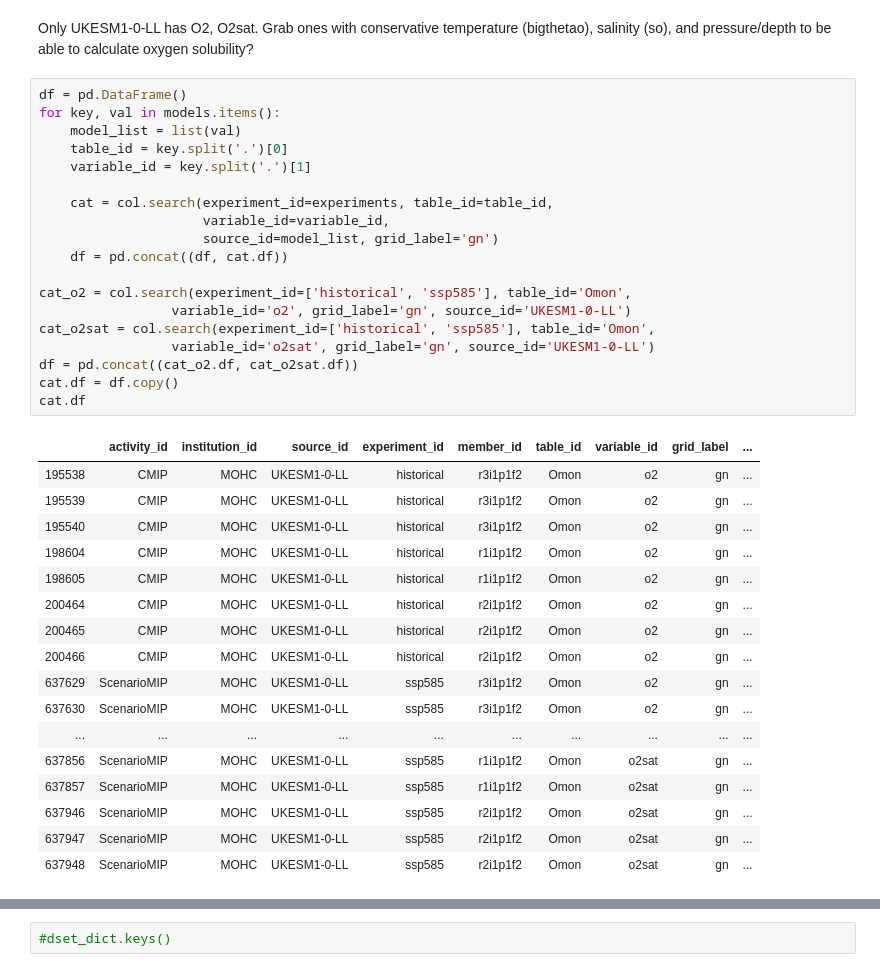
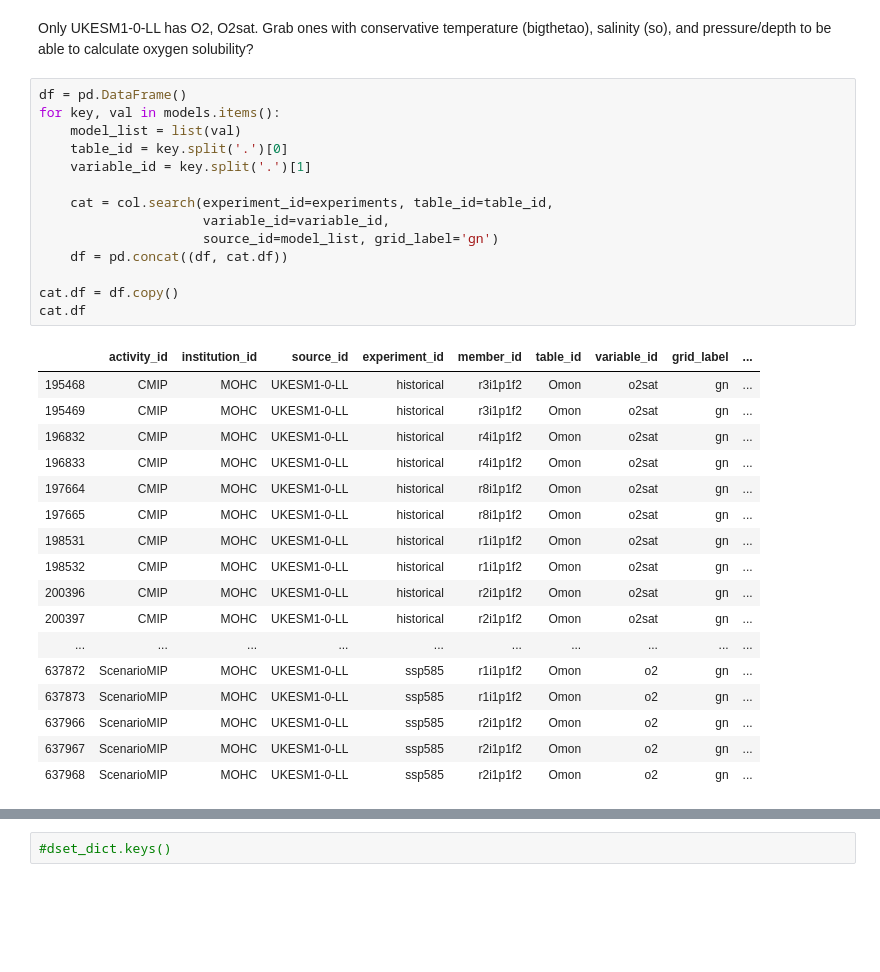
Before and after one commit to matt-long/cmip6hack-ocean-o2, a Jupyter notebook: notebooks/AOU_v_O2sat.ipynb, the cells around one changed output, grey strips where cells are left out. Saved outputs shown, nothing was run; the diff lists cells and outputs as text; blank space fills up the shorter version.

```diff
--- a/notebooks/AOU_v_O2sat.ipynb
+++ b/notebooks/AOU_v_O2sat.ipynb
@@ -130,40 +111,35 @@ Only UKESM1-0-LL has O2, O2sat. Grab ones with conservative temperature (bigthet
 # %%
 df = pd.DataFrame()
 for key, val in models.items():
     model_list = list(val)
     table_id = key.split('.')[0]
     variable_id = key.split('.')[1]
 
     cat = col.search(experiment_id=experiments, table_id=table_id,
                      variable_id=variable_id,
                      source_id=model_list, grid_label='gn')
     df = pd.concat((df, cat.df))
 
-cat_o2 = col.search(experiment_id=['historical', 'ssp585'], table_id='Omon',
-                 variable_id='o2', grid_label='gn', source_id='UKESM1-0-LL')
-cat_o2sat = col.search(experiment_id=['historical', 'ssp585'], table_id='Omon',
-                 variable_id='o2sat', grid_label='gn', source_id='UKESM1-0-LL')
-df = pd.concat((cat_o2.df, cat_o2sat.df))
 cat.df = df.copy()
 cat.df
 # %% [output]
 |  | activity_id | institution_id | source_id | experiment_id | member_id | table_id | variable_id | grid_label | ... |
-| 195538 | CMIP | MOHC | UKESM1-0-LL | historical | r3i1p1f2 | Omon | o2 | gn | ... |
-| 195539 | CMIP | MOHC | UKESM1-0-LL | historical | r3i1p1f2 | Omon | o2 | gn | ... |
-| 195540 | CMIP | MOHC | UKESM1-0-LL | historical | r3i1p1f2 | Omon | o2 | gn | ... |
-| 198604 | CMIP | MOHC | UKESM1-0-LL | historical | r1i1p1f2 | Omon | o2 | gn | ... |
-| 198605 | CMIP | MOHC | UKESM1-0-LL | historical | r1i1p1f2 | Omon | o2 | gn | ... |
-| 200464 | CMIP | MOHC | UKESM1-0-LL | historical | r2i1p1f2 | Omon | o2 | gn | ... |
-| 200465 | CMIP | MOHC | UKESM1-0-LL | historical | r2i1p1f2 | Omon | o2 | gn | ... |
-| 200466 | CMIP | MOHC | UKESM1-0-LL | historical | r2i1p1f2 | Omon | o2 | gn | ... |
-| 637629 | ScenarioMIP | MOHC | UKESM1-0-LL | ssp585 | r3i1p1f2 | Omon | o2 | gn | ... |
-| 637630 | ScenarioMIP | MOHC | UKESM1-0-LL | ssp585 | r3i1p1f2 | Omon | o2 | gn | ... |
+| 195468 | CMIP | MOHC | UKESM1-0-LL | historical | r3i1p1f2 | Omon | o2sat | gn | ... |
+| 195469 | CMIP | MOHC | UKESM1-0-LL | historical | r3i1p1f2 | Omon | o2sat | gn | ... |
+| 196832 | CMIP | MOHC | UKESM1-0-LL | historical | r4i1p1f2 | Omon | o2sat | gn | ... |
+| 196833 | CMIP | MOHC | UKESM1-0-LL | historical | r4i1p1f2 | Omon | o2sat | gn | ... |
+| 197664 | CMIP | MOHC | UKESM1-0-LL | historical | r8i1p1f2 | Omon | o2sat | gn | ... |
+| 197665 | CMIP | MOHC | UKESM1-0-LL | historical | r8i1p1f2 | Omon | o2sat | gn | ... |
+| 198531 | CMIP | MOHC | UKESM1-0-LL | historical | r1i1p1f2 | Omon | o2sat | gn | ... |
+| 198532 | CMIP | MOHC | UKESM1-0-LL | historical | r1i1p1f2 | Omon | o2sat | gn | ... |
+| 200396 | CMIP | MOHC | UKESM1-0-LL | historical | r2i1p1f2 | Omon | o2sat | gn | ... |
+| 200397 | CMIP | MOHC | UKESM1-0-LL | historical | r2i1p1f2 | Omon | o2sat | gn | ... |
 | ... | ... | ... | ... | ... | ... | ... | ... | ... | ... |
-| 637856 | ScenarioMIP | MOHC | UKESM1-0-LL | ssp585 | r1i1p1f2 | Omon | o2sat | gn | ... |
-| 637857 | ScenarioMIP | MOHC | UKESM1-0-LL | ssp585 | r1i1p1f2 | Omon | o2sat | gn | ... |
-| 637946 | ScenarioMIP | MOHC | UKESM1-0-LL | ssp585 | r2i1p1f2 | Omon | o2sat | gn | ... |
-| 637947 | ScenarioMIP | MOHC | UKESM1-0-LL | ssp585 | r2i1p1f2 | Omon | o2sat | gn | ... |
-| 637948 | ScenarioMIP | MOHC | UKESM1-0-LL | ssp585 | r2i1p1f2 | Omon | o2sat | gn | ... |
+| 637872 | ScenarioMIP | MOHC | UKESM1-0-LL | ssp585 | r1i1p1f2 | Omon | o2 | gn | ... |
+| 637873 | ScenarioMIP | MOHC | UKESM1-0-LL | ssp585 | r1i1p1f2 | Omon | o2 | gn | ... |
+| 637966 | ScenarioMIP | MOHC | UKESM1-0-LL | ssp585 | r2i1p1f2 | Omon | o2 | gn | ... |
+| 637967 | ScenarioMIP | MOHC | UKESM1-0-LL | ssp585 | r2i1p1f2 | Omon | o2 | gn | ... |
+| 637968 | ScenarioMIP | MOHC | UKESM1-0-LL | ssp585 | r2i1p1f2 | Omon | o2 | gn | ... |
 # %%
 # specify a list of queries to eliminate
 bad_member = [dict(member_id='r4i1p1f2')
```
Also changed, not shown: parts of 21 cells of this notebook.
